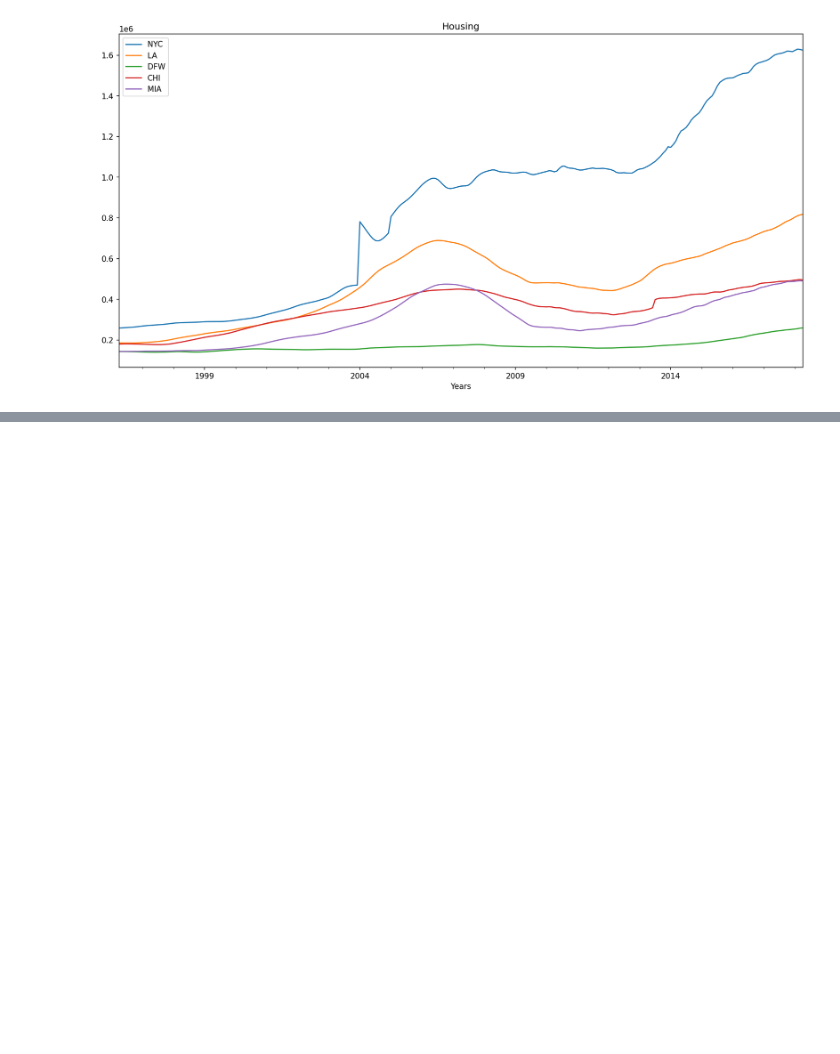
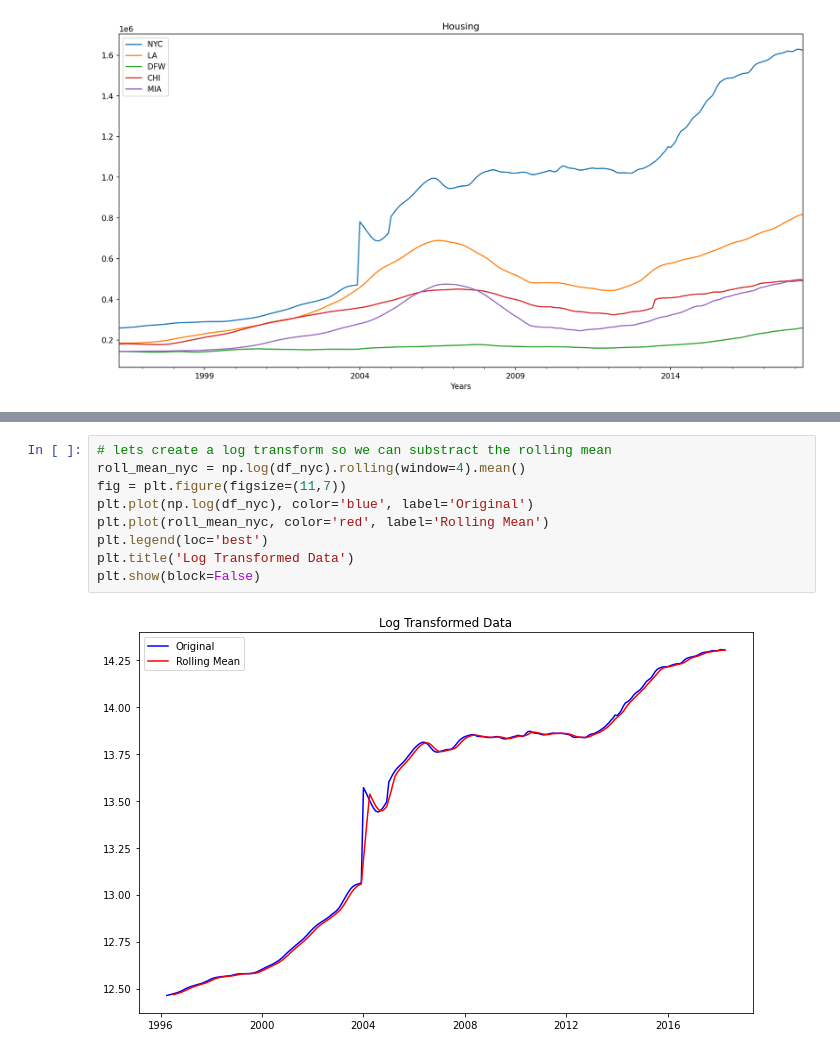
Before and after one commit to sarahadamsjack/time-series, a Jupyter notebook: clay_eda.ipynb, the cells around one changed output, grey strips where cells are left out. Drawn from its saved outputs; the diff is of its cells as text; blank space fills up the shorter version.

```diff
--- a/clay_eda.ipynb
+++ b/clay_eda.ipynb
@@ -174,0 +239,11 @@ plt.legend();
+# %%
+# lets create a log transform so we can substract the rolling mean
+roll_mean_nyc = np.log(df_nyc).rolling(window=4).mean()
+fig = plt.figure(figsize=(11,7))
+plt.plot(np.log(df_nyc), color='blue', label='Original')
+plt.plot(roll_mean_nyc, color='red', label='Rolling Mean')
+plt.legend(loc='best')
+plt.title('Log Transformed Data')
+plt.show(block=False)
+# %% [output]
+[figure, added]
```
Also changed, not shown: parts of 50 cells of this notebook.
